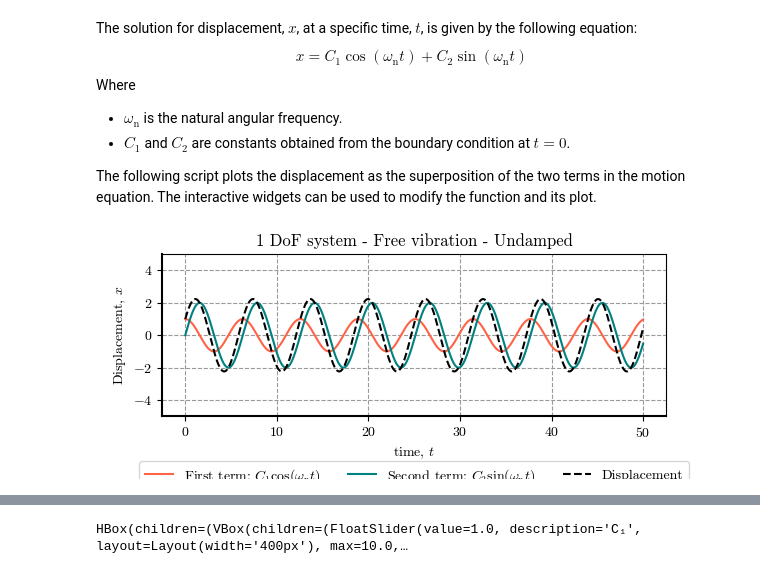
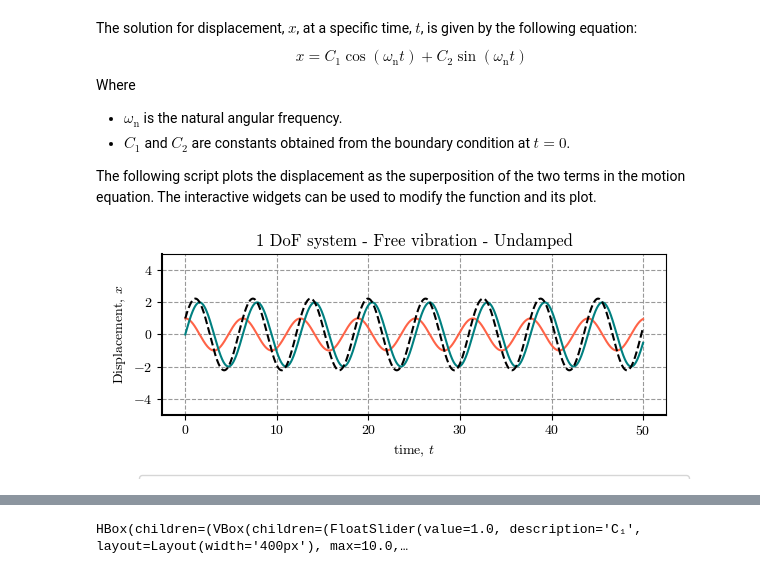
Before and after one commit to eamontoyaa/dinamica_de_suelos_EAFIT, a Jupyter notebook: notebooks/vibrations_theory.ipynb, the cells around one changed output, grey strips where cells are left out. Cells and saved outputs as stored; diff of their text form; code cells hidden in the pictures.

Commit message:
Improve widgets

```diff
--- a/notebooks/vibrations_theory.ipynb
+++ b/notebooks/vibrations_theory.ipynb
@@ -34,7 +34,7 @@ mpl.rcParams.update(
         "axes.unicode_minus": False,
     }
 )
-html_setup = '<style> div.jupyter-wgt.widget-label {display: none;} </style>'
+html_setup = '<style> div.jupyter-widgets.widget-label {display: none;} </style>'
 # %% [markdown]
 ## Harmonic motion
 # %% [markdown]
@@ -67,8 +67,11 @@ def harmonic_motion(
     ax.spines["left"].set_linewidth(1.5)
     ax.grid(True, which="major", color="#999999", linestyle="--")
     ax.legend(loc='lower center', bbox_to_anchor=(0.5, -0.5), ncol=2)
-    display(fig) if widget else plt.show()
-    display(wgt.HTML(html_setup))
+    if widget:
+        display(fig)
+    else:
+        plt.show()
+        display(wgt.HTML(html_setup))
     plt.close()
     return
 
@@ -107,29 +110,32 @@ The following script plots the displacement as the superposition of the two term
 # %%
 def free_vibr_1dof_undamped(c1, c2, natural_freq, t_max=100, widget=False):
     # Motion function
     t = np.linspace(0, t_max, int(t_max*100))
     x = c1 * np.cos(natural_freq * t) + c2 * np.sin(natural_freq * t)
     x_1 = c1 * np.cos(natural_freq * t)
     x_2 = c2 * np.sin(natural_freq * t)
     # Plot
     fig, ax = plt.subplots(ncols=1, nrows=1, figsize=[6, 2.5])
     ax.plot(t, x_1, color='tomato', label="First term: $C_1 \cos(\omega_\mathrm{n} t)$")
     ax.plot(t, x_2, color='teal', label="Second term: $C_2 \sin(\omega_\mathrm{n} t)$")
     ax.plot(t, x, color='k', ls='--', label="Displacement")
     ax.set(xlabel="time, $t$", ylabel="Displacement, $x$", ylim=(-5, 5))
     ax.set_title("1 DoF system - Free vibration - Undamped")
     ax.spines["bottom"].set_linewidth(1.5)
     ax.spines["left"].set_linewidth(1.5)
     ax.grid(True, which="major", color="#999999", linestyle="--")
-    ax.legend(loc='lower center', bbox_to_anchor=(0.5, -0.5), ncol=3)
-    display(fig) if widget else plt.show()
-    display(wgt.HTML(html_setup))
+    ax.legend(loc='lower center', bbox_to_anchor=(0.5, -0.6), ncol=3)
+    if widget:
+        display(fig)
+    else:
+        plt.show()
+        display(wgt.HTML(html_setup))
     plt.close()
     return
 
 free_vibr_1dof_undamped(c1=1, c2=2, natural_freq=1, t_max=50)
 # %% [output]
-[figure, old version]
+[figure, new version]
 [interactive output not drawn]
 # %%
 s, l = {'description_width': '50px'}, wgt.Layout(width='400px')
```
Also changed, not shown: 1 other file.
